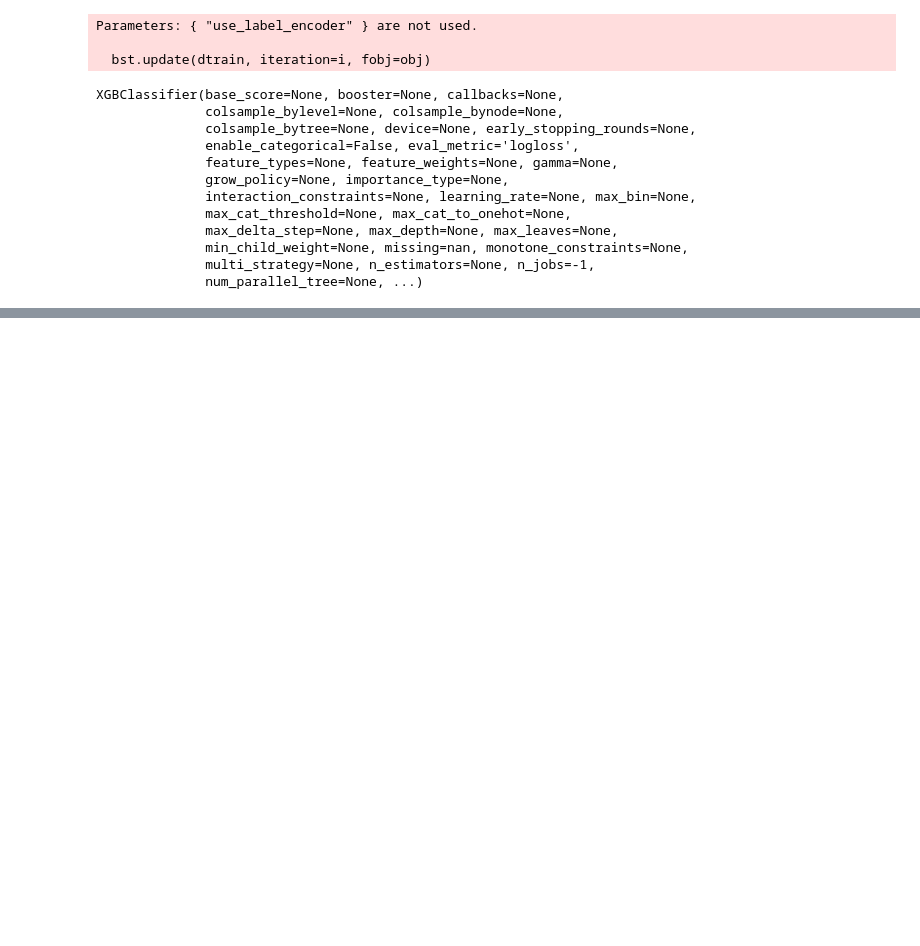
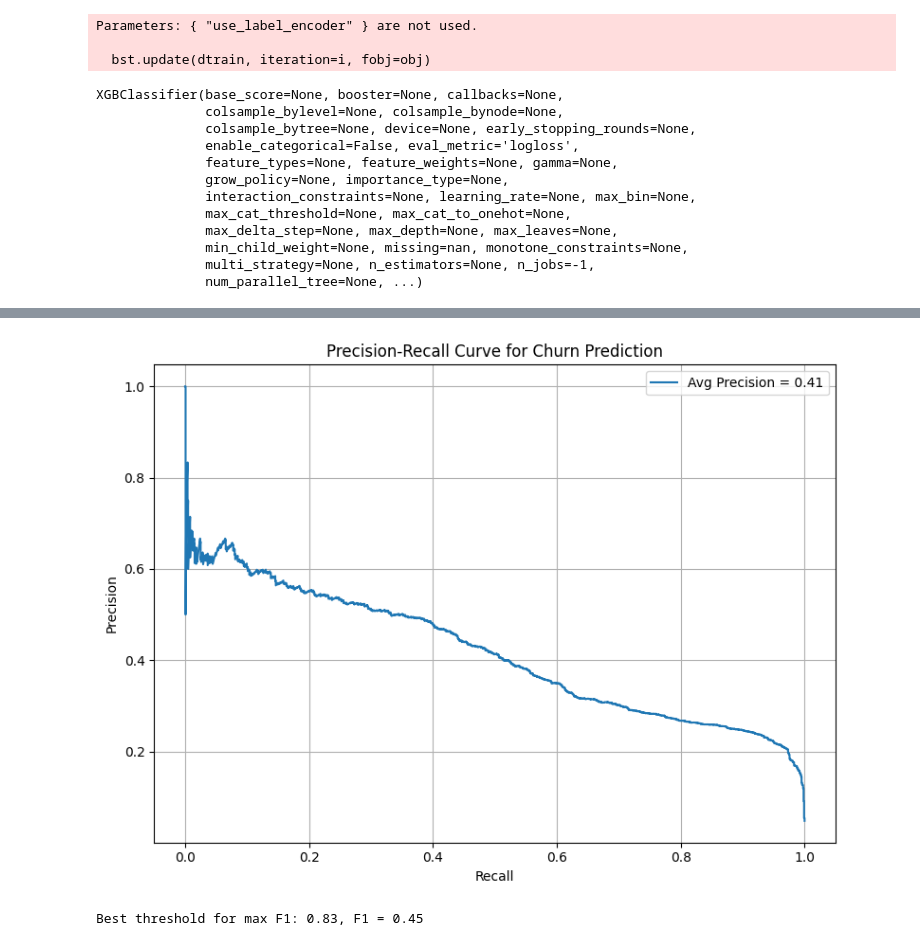
Before and after one commit to maxbicking/Data-Science-Portfolio, a Jupyter notebook: Member Churn/Member Churn.ipynb, the cells around one changed output, grey strips where cells are left out. Saved outputs shown, nothing was run; the diff lists cells and outputs as text; code cells hidden in the pictures; blank space fills up the shorter version.

```diff
--- a/Member Churn/Member Churn.ipynb
+++ b/Member Churn/Member Churn.ipynb
@@ -338,0 +373,26 @@ output_df = df[['CHURN_RISK_SCORE', 'CHURN_RISK_TIER'] + X.columns.tolist()]
+# %%
+precision, recall, thresholds = precision_recall_curve(y_test, y_prob)
+avg_precision = average_precision_score(y_test, y_prob)
+
+plt.figure(figsize=(8, 6))
+plt.plot(recall, precision, label=f'Avg Precision = {avg_precision:.2f}')
+plt.xlabel("Recall")
+plt.ylabel("Precision")
+plt.title("Precision-Recall Curve for Churn Prediction")
+plt.legend()
+plt.grid(True)
+plt.tight_layout()
+plt.show()
+# %% [output]
+[figure, added]
+# %%
+precision, recall, thresholds = precision_recall_curve(y_test, y_prob)
+
+# Example: find the threshold with the best F1
+f1_scores = 2 * (precision * recall) / (precision + recall)
+best_idx = np.argmax(f1_scores)
+best_threshold = thresholds[best_idx]
+
+print(f"Best threshold for max F1: {best_threshold:.2f}, F1 = {f1_scores[best_idx]:.2f}")
+# %% [output]
+Best threshold for max F1: 0.83, F1 = 0.45
```
Also changed, not shown: parts of 19 cells of this notebook.
